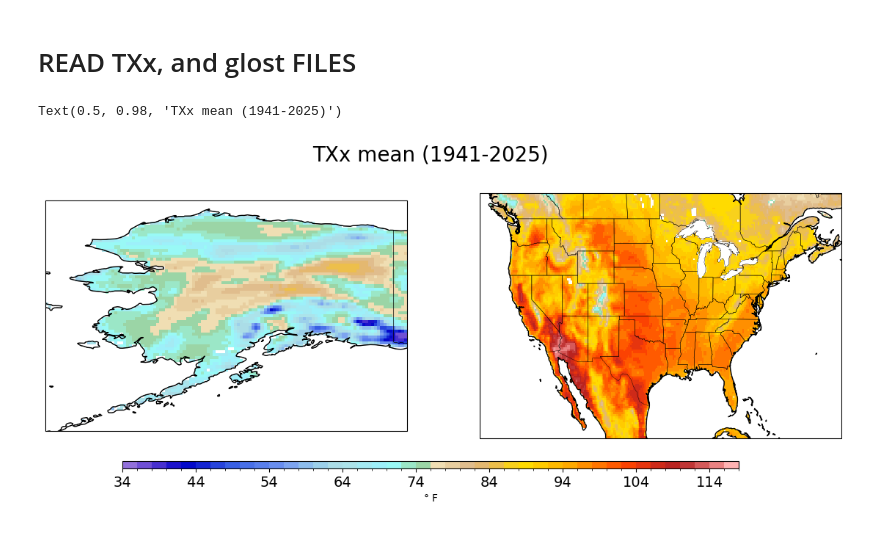
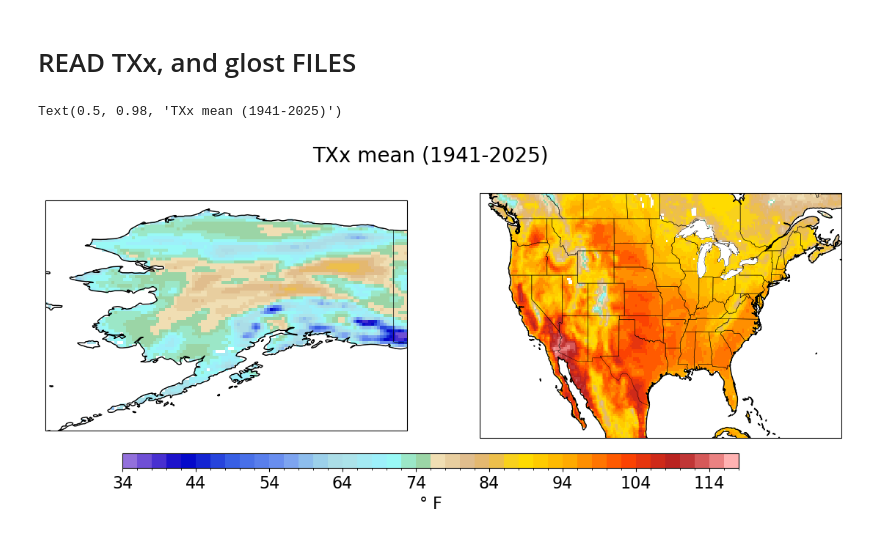
Before and after one commit to GaelleHervieux/TXx, a Jupyter notebook: TXx_NorthAmerica_ij_skewness_1940-2025.ipynb, the cells around one changed output. Cells and saved outputs as stored; diff of their text form; code cells hidden in the pictures.

```diff
--- a/TXx_NorthAmerica_ij_skewness_1940-2025.ipynb
+++ b/TXx_NorthAmerica_ij_skewness_1940-2025.ipynb
@@ -80,28 +80,27 @@ Touliers = Touliers.where(Touliers>0)
 # %%
 cmap=cmaps.amwg256
 proj=ccrs.PlateCarree()
 fig, ax = plt.subplots(nrows=1,ncols=2,figsize=(14,5),subplot_kw={'projection':proj})
 plt.subplots_adjust(bottom=0.15, right=0.9)
 
 cc=Tmean.sel(lon=slice(190,220),lat=slice(53,72)).plot(ax=ax[0],cmap=cmap,levels=np.arange(34,120,2),add_colorbar=False)
 ax[0].add_feature(state_borders,zorder=100,edgecolor='k',linewidth=0.3)
 ax[0].coastlines()
 
 cc=Tmean.sel(lon=slice(230,300),lat=slice(22,52)).plot(ax=ax[1],cmap=cmap,levels=np.arange(34,120,2),add_colorbar=False)
 ax[1].add_feature(state_borders,zorder=100,edgecolor='k',linewidth=0.3)
 ax[1].coastlines()
-ax_cbar = fig.add_axes([0.2, 0.1, 0.6, 0.02])
-cbar=fig.colorbar(cc,cax=ax_cbar,\
-        shrink=0.5,\
-        orientation='horizontal',label=units)
-cbar.ax.tick_params(labelsize=14)
+ax_cbar = fig.add_axes([0.2, 0.1, 0.6, 0.04])
+cbar=fig.colorbar(cc,cax=ax_cbar,orientation='horizontal')
+cbar.ax.tick_params(labelsize=16)
+cbar.set_label(label=f'{units}',fontsize=16)
 
 asp = np.diff(ax[0].get_xlim())[0] / np.diff(ax[0].get_ylim())[0]
 ax[1].set_aspect(asp)
 plt.suptitle(f'TXx mean ({yearb}-{yeare})', fontsize=20)
 # %% [output]
 Text(0.5, 0.98, 'TXx mean (1941-2025)')
-[figure, old version]
+[figure, new version]
 # %%
 cmap=cmaps.amwg256
 proj=ccrs.PlateCarree()
```
Also changed, not shown: parts of 3 cells of this notebook, 1 other file.
